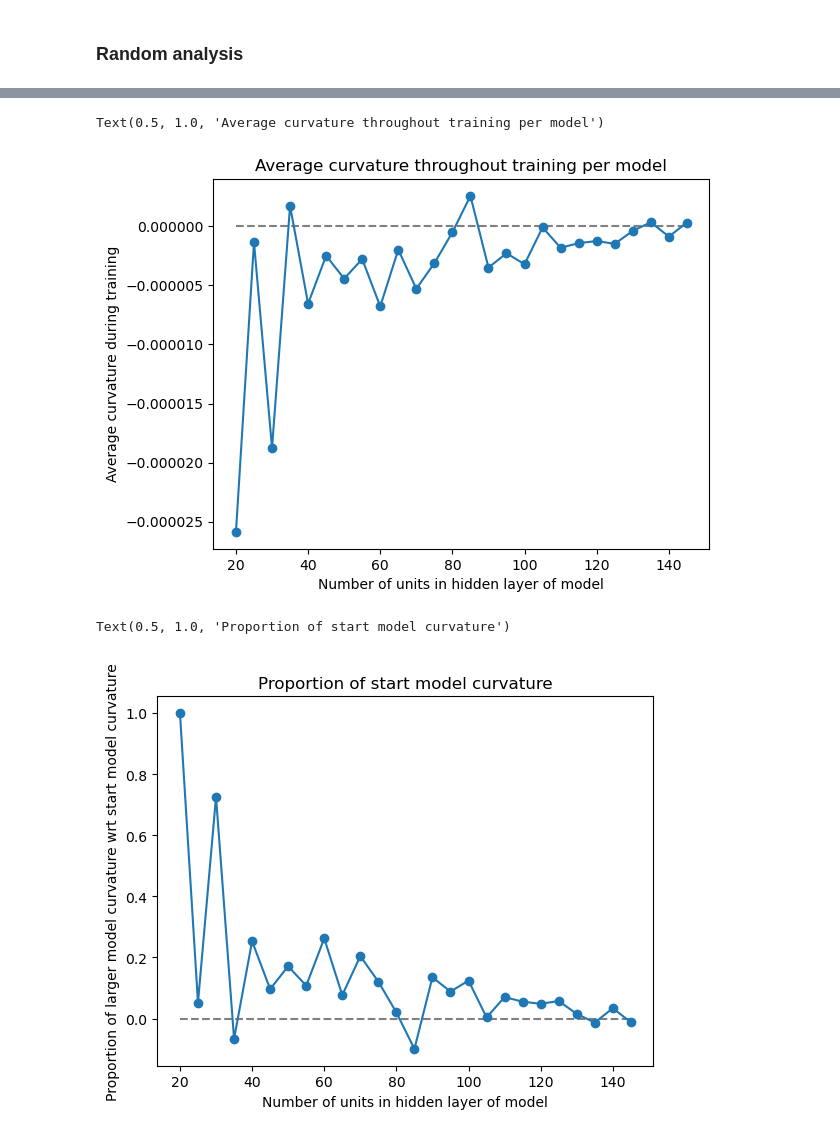
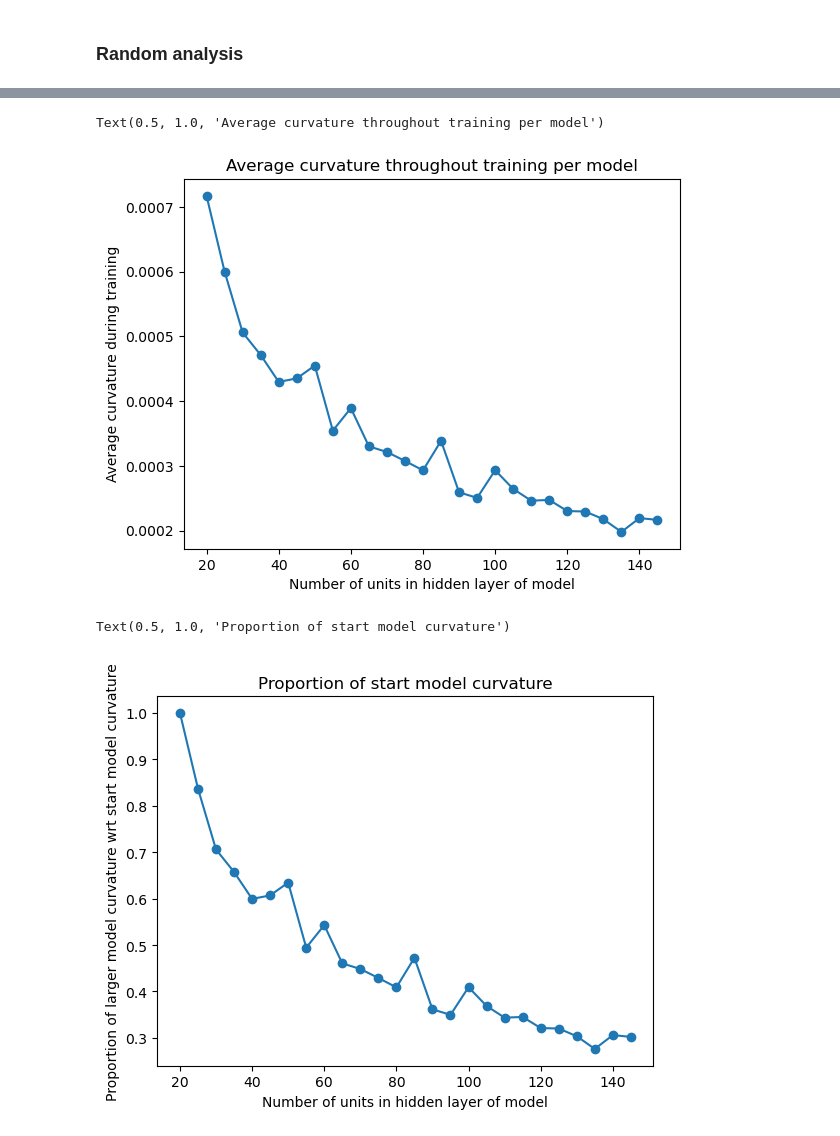
Before and after one commit to mini-batch/neural_net_generalisation, a Jupyter notebook: misc/hvp_test.ipynb, the cells around one changed output, grey strips where cells are left out. Cells and saved outputs as stored; diff of their text form; code cells hidden in the pictures.

Commit message:
Change landscape metrics

```diff
--- a/misc/hvp_test.ipynb
+++ b/misc/hvp_test.ipynb
@@ -167,7 +163,2 @@ tensor([-0.0000e+00, -0.0000e+00, -0.0000e+00,  ..., -2.6405e-05,
 # %% [markdown]
 ## Get landscape metrics of larger models
-# %%
-exp = Experiment(experiment_args)
-loss_fn = MSELoss(reduction="sum")
-start_model = logging_utils.load_model(20, r"./log/seed1/start_model/model_size_20_838_epochs.pt").to(exp.args["device"])
-start_model_landscape = get_landscape_metrics(start_model, exp.test_loader, loss_fn, exp.args, grad)
@@ -178,10 +165,10 @@ start_model_landscape = [0.01399911753833294, -0.000579223211389035]
 # %%
 # Code to get landscape metrics for models initialised with transformation of starting model weights
 
-for num_hidden_units in [20]:#[*range(25, 150, 5)]:#[*range(25, 100, 5)]:
+for num_hidden_units in [*range(20, 150, 5)]:
     exp = Experiment(experiment_args)
 
-    start_model = logging_utils.load_model(20, r"./log/seed1/start_model/model_size_20_838_epochs.pt").to(exp.args["device"])
+    start_model = logging_utils.load_model(20, r"./log/seed2/start_model/model_size_20_1143_epochs.pt").to(exp.args["device"])
     model = neural_net.DenseNN(num_hidden_units).to(exp.args["device"])
     model.set_params(neural_net.extend_params(start_model.get_params(), num_hidden_units, exp.args["device"]))
 
@@ -204,15 +191,15 @@ def sattr(d, *attrs):
 # %%
 landscape_metric_store = {}
 loss_metrics = {}
-start_paths = ["./log/seed1/seed1_larger_models/",
-               "./log/seed1/seed2_larger_models/",
-               "./log/seed1/seed3_larger_models/",
-               "./log/seed1/seed4_larger_models/",
-               "./log/seed1/seed5_larger_models/",
-               "./log/seed1/seed6_larger_models/",
-               "./log/seed1/seed7_larger_models/",
-               "./log/seed1/seed8_larger_models/",
-               "./log/seed1/seed9_larger_models/"]
+start_paths = ["./log/seed2/seed1_larger_models/",
+               "./log/seed2/seed2_larger_models/"]
+            #    "./log/seed1/seed3_larger_models/",
+            #    "./log/seed1/seed4_larger_models/",
+            #    "./log/seed1/seed5_larger_models/",
+            #    "./log/seed1/seed6_larger_models/",
+            #    "./log/seed1/seed7_larger_models/",
+            #    "./log/seed1/seed8_larger_models/",
+            #    "./log/seed1/seed9_larger_models/"]
 for start_path in start_paths:
     for path, dirs, files in os.walk(start_path):
         for file in files:
@@ -328,12 +291,12 @@ for i, (key, value) in enumerate(landscape_metric_store.items()):
     slope_means.append(np.mean(value['slope']))
     curvature_means.append(np.mean(value['curvature']))
 
-slope_means = [float(i) for i in slope_means]
-slope_means.insert(0, slope_means.pop())
-curvature_means = [float(i) for i in curvature_means]
-curvature_means.insert(0, curvature_means.pop())
-slope_means = np.array(slope_means)
-curvature_means = np.array(curvature_means)
+# slope_means = [float(i) for i in slope_means]
+# slope_means.insert(0, slope_means.pop())
+# curvature_means = [float(i) for i in curvature_means]
+# curvature_means.insert(0, curvature_means.pop())
+# slope_means = np.array(slope_means)
+# curvature_means = np.array(curvature_means)
 # %%
 slope_means
 # %% [output]
@@ -378,20 +362,18 @@ Text(0.5, 1.0, 'Proportion of start model slope')
 # %%
 plt.ticklabel_format(useOffset=False, style='plain')
-plt.plot(np.arange(20,150,5), np.zeros(26), color="grey", linestyle="--")
 plt.plot([*range(20,150,5)], curvature_means, marker="o")
 plt.xlabel("Number of units in hidden layer of model")
 plt.ylabel("Average curvature during training")
 plt.title("Average curvature throughout training per model")
 # %% [output]
 Text(0.5, 1.0, 'Average curvature throughout training per model')
-[figure, old version]
+[figure, new version]
 # %%
-plt.plot(np.arange(20,150,5), np.zeros(26), color="grey", linestyle="--")
 plt.plot([*range(20,150,5)], curvature_ratios , marker="o")
 plt.xlabel("Number of units in hidden layer of model")
 plt.ylabel("Proportion of larger model curvature wrt start model curvature")
 plt.title("Proportion of start model curvature")
 # %% [output]
 Text(0.5, 1.0, 'Proportion of start model curvature')
-[figure, old version]
+[figure, new version]
 # %%
```
Also changed, not shown: parts of 18 cells of this notebook.
